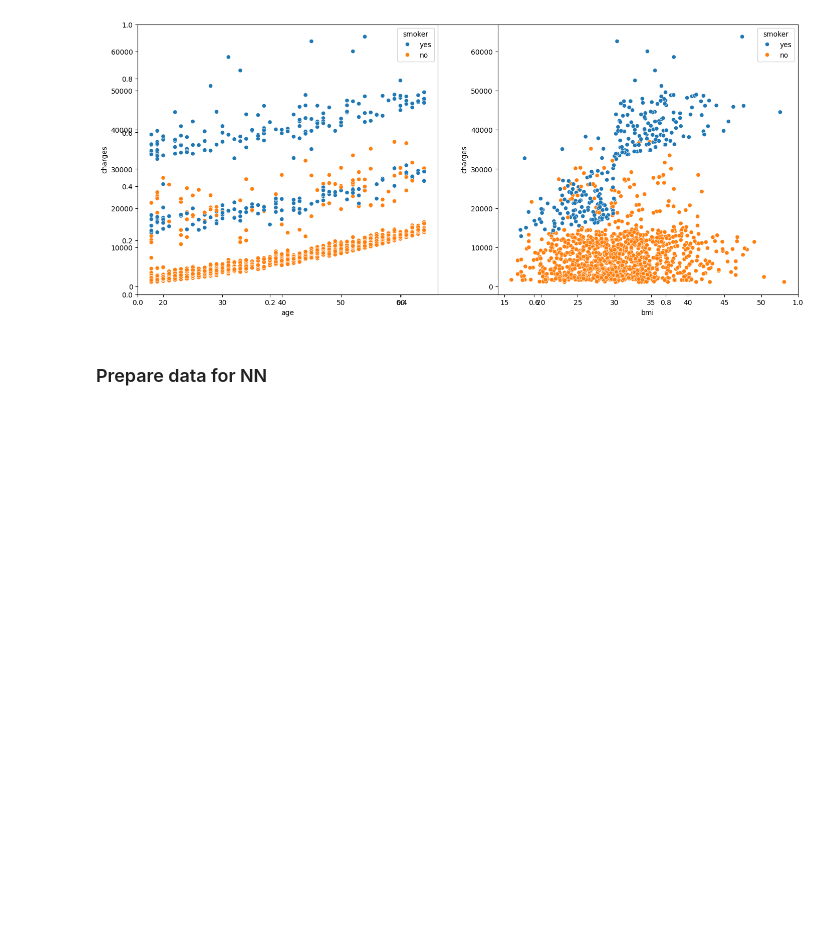
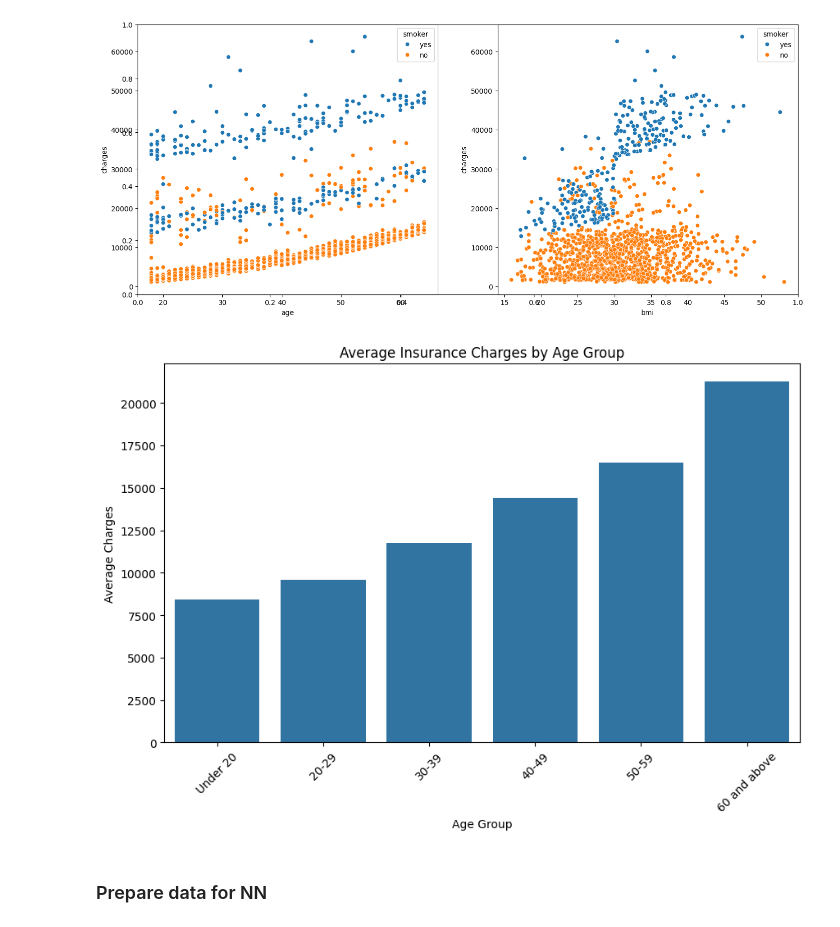
Before and after one commit to SaloWi/cas_mod4, a Jupyter notebook: M6_Project.ipynb, the cells around one changed output. Saved outputs shown, nothing was run; the diff lists cells and outputs as text; code cells hidden in the pictures; blank space fills up the shorter version.

```diff
--- a/M6_Project.ipynb
+++ b/M6_Project.ipynb
@@ -121,6 +121,34 @@ for i, col in enumerate(features):
 plt.show()
 # %% [output]
 [figure]
+# %%
+def age_group(age):
+    if age < 20:
+        return 'Under 20'
+    elif 20 <= age < 30:
+        return '20-29'
+    elif 30 <= age < 40:
+        return '30-39'
+    elif 40 <= age < 50:
+        return '40-49'
+    elif 50 <= age < 60:
+        return '50-59'
+    else:
+        return '60 and above'
+data['age_group'] = data['age'].apply(age_group)
+average_cost_by_age_group = data.groupby('age_group')['charges'].mean()
+
+age_order = ['Under 20', '20-29', '30-39', '40-49', '50-59', '60 and above']
+
+plt.figure(figsize=(10, 6))
+sns.barplot(x=average_cost_by_age_group.index, y=average_cost_by_age_group.values, order=age_order)
+plt.title('Average Insurance Charges by Age Group')
+plt.xlabel('Age Group')
+plt.ylabel('Average Charges')
+plt.xticks(rotation=45)
+plt.show()
+# %% [output]
+[figure, added]
 # %% [markdown]
 ### Prepare data for NN
 # %%
```
